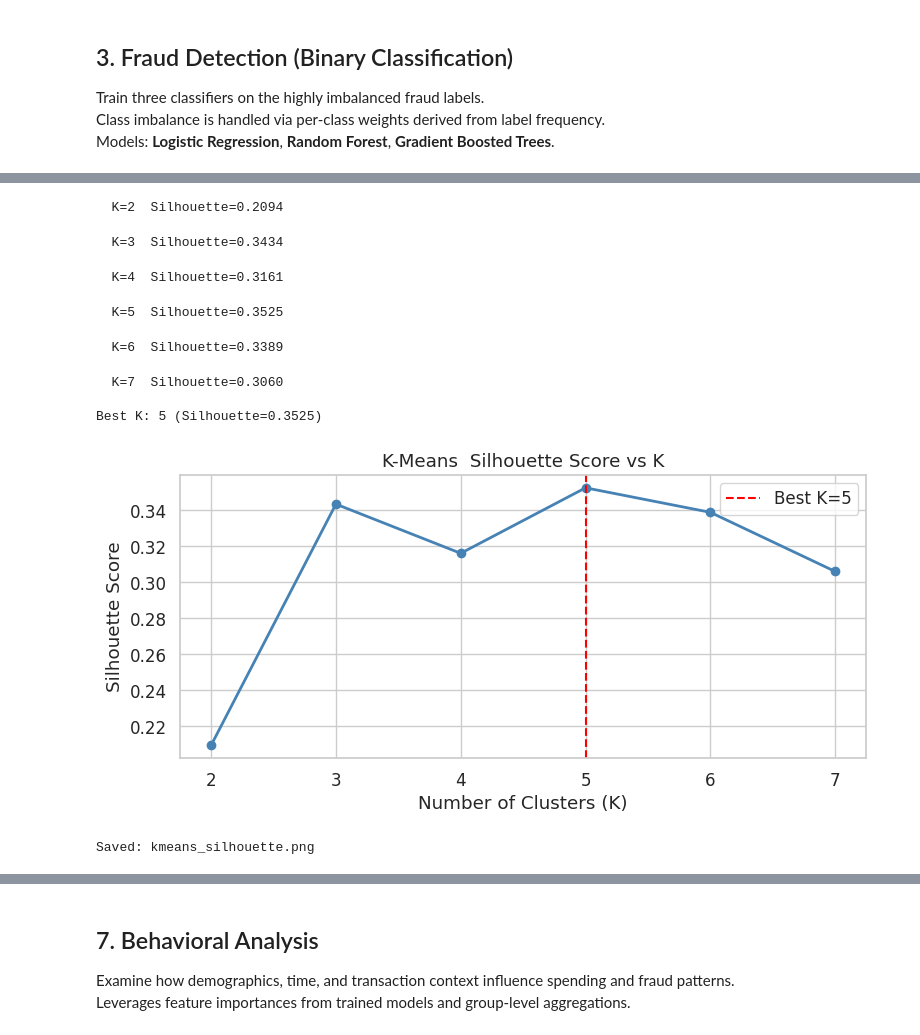
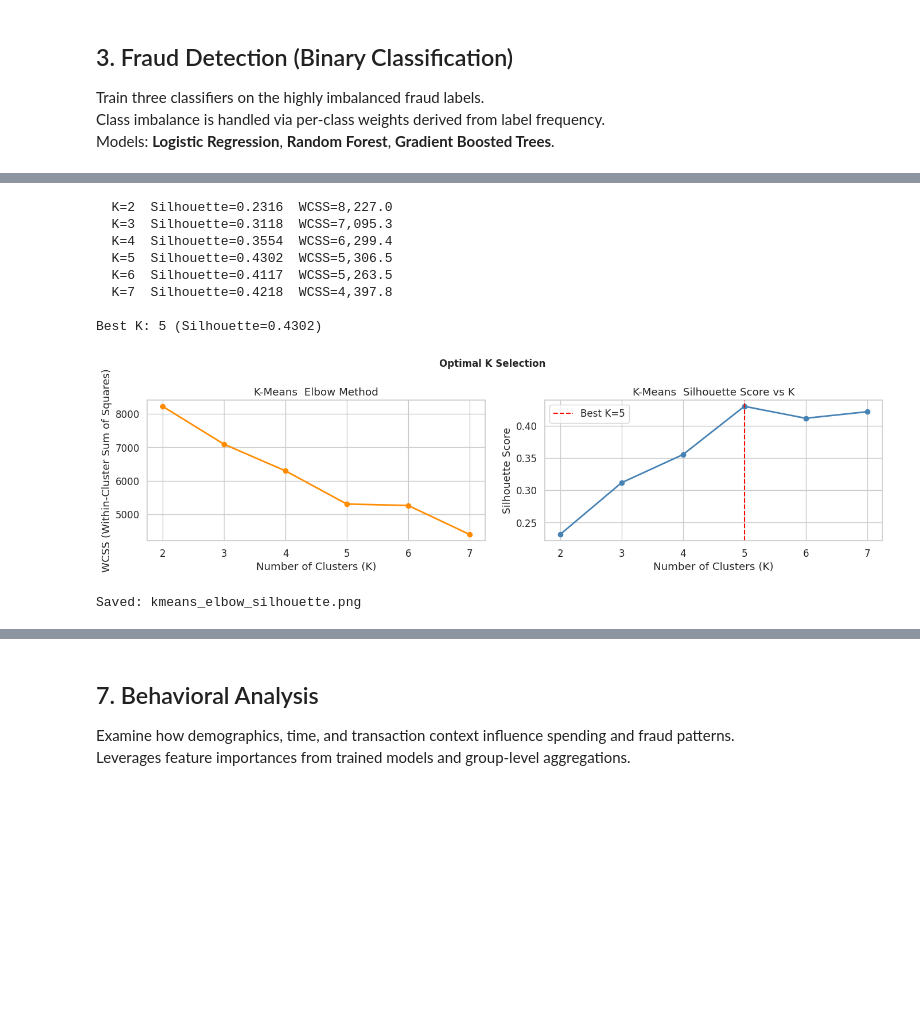
Before and after one commit to maryam-alraddadi/big-data-analytics-credit-card-transactions, a Jupyter notebook: notebooks/04_advanced_analytics.ipynb, the cells around one changed output, grey strips where cells are left out. Cells and saved outputs as stored; diff of their text form; code cells hidden in the pictures; blank space fills up the shorter version.

```diff
--- a/notebooks/04_advanced_analytics.ipynb
+++ b/notebooks/04_advanced_analytics.ipynb
@@ -464,9 +262,9 @@ Optimal K is selected via the **Silhouette score**.
 # Aggregate to card-level profile
 card_profile = df.groupBy('card_id').agg(
     F.count('*').alias('tx_count'),
-    F.round(F.mean('amount'), 2).alias('avg_amount'),
-    F.round(F.stddev('amount'), 2).alias('std_amount'),
-    F.round(F.sum('amount'), 2).alias('total_spend'),
+    F.round(F.mean('amount_log1p'), 2).alias('avg_amount'),
+    F.round(F.stddev('amount_log1p'), 2).alias('std_amount'),
+    F.round(F.sum('amount_log1p'), 2).alias('total_spend'),
     F.round(F.mean('tx_hour'), 2).alias('avg_tx_hour'),
     F.round(F.mean('tx_is_weekend'), 3).alias('weekend_ratio'),
     F.round(F.mean('merch_dist_km'), 2).alias('avg_dist_km'),
@@ -507,40 +305,60 @@ Card profiles: 983
 # %%
-# Silhouette score for K = 2..7
-sil_eval = ClusteringEvaluator(featuresCol='features', metricName='silhouette')
+# Elbow method (WCSS) + Silhouette score for K = 2..7
+sil_eval  = ClusteringEvaluator(featuresCol='features', metricName='silhouette')
 sil_scores = {}
+wcss_scores = {}
+
 for k in range(2, 8):
     km = KMeans(featuresCol='features', k=k, seed=42, maxIter=30)
     km_model = km.fit(card_scaled)
     preds    = km_model.transform(card_scaled)
     sil      = sil_eval.evaluate(preds)
-    sil_scores[k] = sil
-    print(f'  K={k}  Silhouette={sil:.4f}')
+    wcss     = km_model.summary.trainingCost
+    sil_scores[k]  = sil
+    wcss_scores[k] = wcss
+    print(f'  K={k}  Silhouette={sil:.4f}  WCSS={wcss:,.1f}')
 
 best_k = max(sil_scores, key=sil_scores.get)
 print(f'\nBest K: {best_k} (Silhouette={sil_scores[best_k]:.4f})')
 
-fig, ax = plt.subplots(figsize=(8, 4))
-ax.plot(list(sil_scores.keys()), list(sil_scores.values()), marker='o', color='steelblue', linewidth=2)
-ax.axvline(best_k, color='red', linestyle='--', label=f'Best K={best_k}')
-ax.set_xlabel('Number of Clusters (K)')
-ax.set_ylabel('Silhouette Score')
-ax.set_title('K-Means  Silhouette Score vs K')
-ax.legend()
+ks   = list(sil_scores.keys())
+sils = list(sil_scores.values())
+wcss = list(wcss_scores.values())
+
+fig, axes = plt.subplots(1, 2, figsize=(14, 4))
+
+# Elbow curve
+axes[0].plot(ks, wcss, marker='o', color='darkorange', linewidth=2)
+axes[0].set_xlabel('Number of Clusters (K)')
+axes[0].set_ylabel('WCSS (Within-Cluster Sum of Squares)')
+axes[0].set_title('K-Means  Elbow Method')
+axes[0].set_xticks(ks)
+
+# Silhouette score
+axes[1].plot(ks, sils, marker='o', color='steelblue', linewidth=2)
+axes[1].axvline(best_k, color='red', linestyle='--', label=f'Best K={best_k}')
+axes[1].set_xlabel('Number of Clusters (K)')
+axes[1].set_ylabel('Silhouette Score')
+axes[1].set_title('K-Means  Silhouette Score vs K')
+axes[1].set_xticks(ks)
+axes[1].legend()
+
+plt.suptitle('Optimal K Selection', fontsize=12, fontweight='bold')
 plt.tight_layout()
-plt.savefig(FIG_DIR / 'kmeans_silhouette.png', dpi=150, bbox_inches='tight')
+plt.savefig(FIG_DIR / 'kmeans_elbow_silhouette.png', dpi=150, bbox_inches='tight')
 plt.show()
-print('Saved: kmeans_silhouette.png')
+print('Saved: kmeans_elbow_silhouette.png')
 # %% [output]
-  K=2  Silhouette=0.2094
+  K=2  Silhouette=0.2316  WCSS=8,227.0
+  K=3  Silhouette=0.3118  WCSS=7,095.3
+  K=4  Silhouette=0.3554  WCSS=6,299.4
+  K=5  Silhouette=0.4302  WCSS=5,306.5
+  K=6  Silhouette=0.4117  WCSS=5,263.5
+  K=7  Silhouette=0.4218  WCSS=4,397.8
+
+Best K: 5 (Silhouette=0.4302)
+[figure, new version]
-  K=3  Silhouette=0.3434
+Saved: kmeans_elbow_silhouette.png
-  K=4  Silhouette=0.3161
-  K=5  Silhouette=0.3525
-  K=6  Silhouette=0.3389
-  K=7  Silhouette=0.3060
-
-Best K: 5 (Silhouette=0.3525)
-[figure, old version]
-Saved: kmeans_silhouette.png
 # %%
 # Final K-Means with best K
 km_final  = KMeans(featuresCol='features', k=best_k, seed=42, maxIter=50)
```
Also changed, not shown: parts of 26 cells of this notebook, 4 other files.
